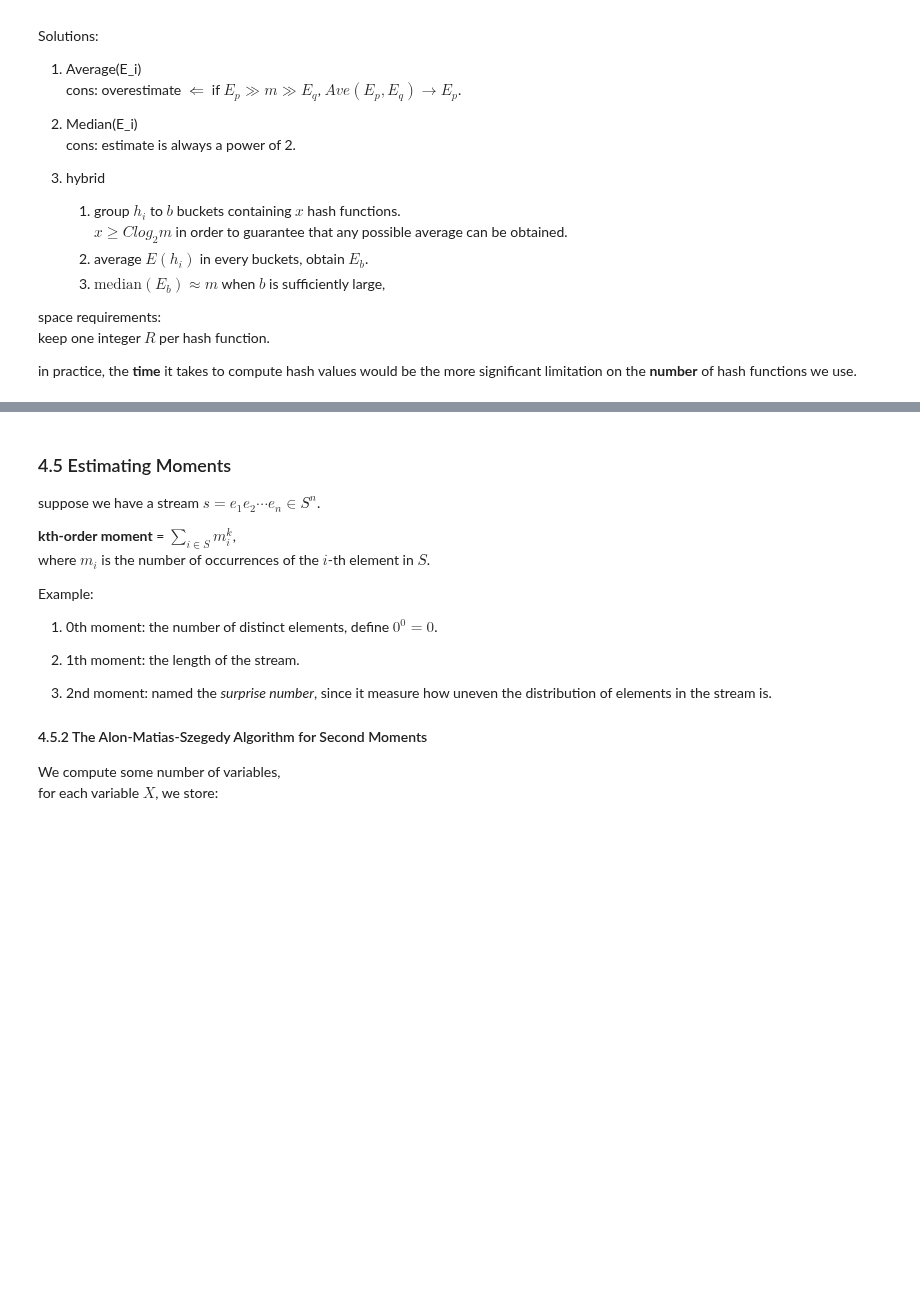
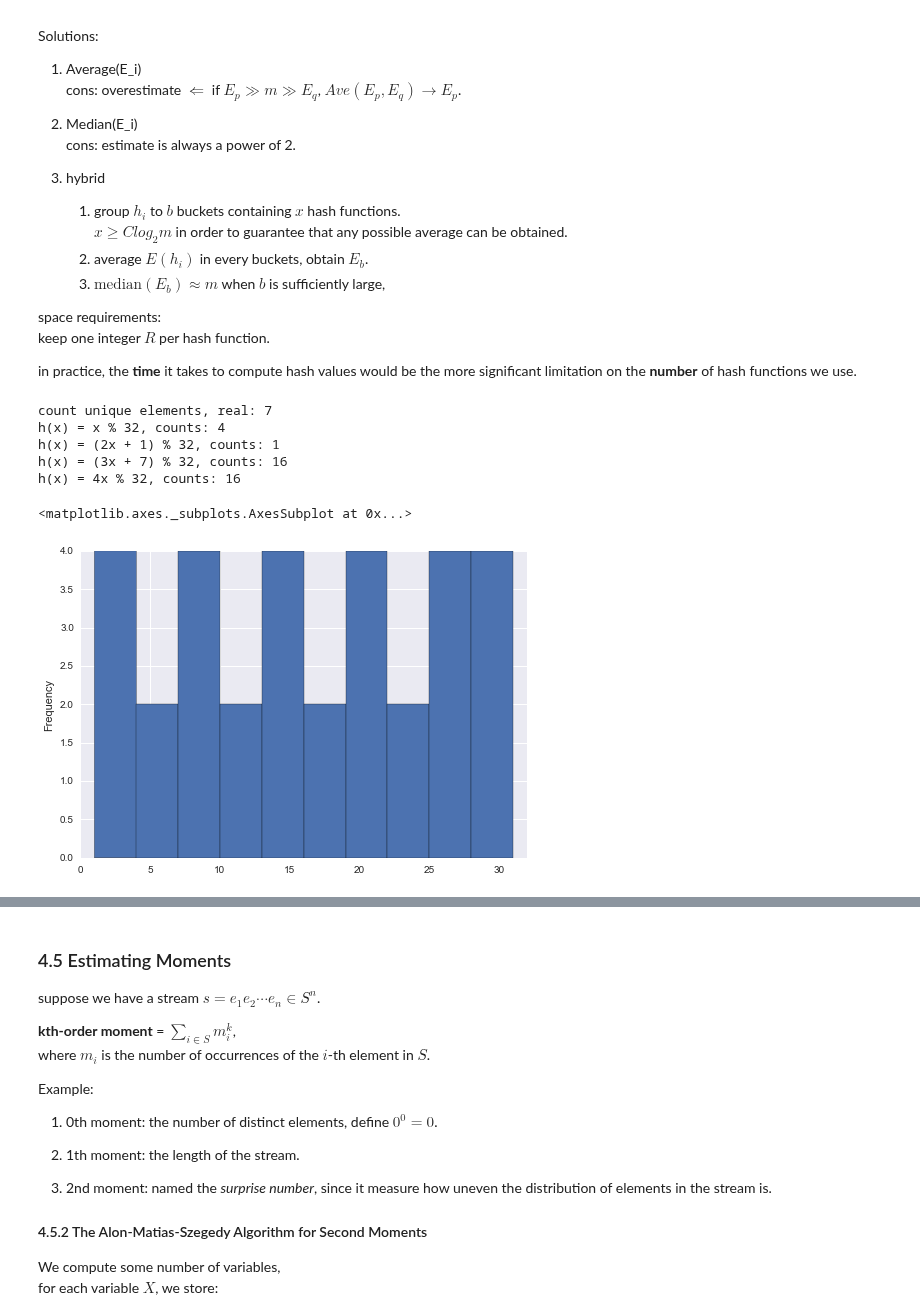
Before and after one commit to facaiy/book_notes, a Jupyter notebook: Mining_of_Massive_Datasets/Mining_Data_Streams/note.ipynb, the cells around one changed output, grey strips where cells are left out. Cells and saved outputs as stored; diff of their text form; code cells hidden in the pictures; blank space fills up the shorter version.

```diff
--- a/Mining_of_Massive_Datasets/Mining_Data_Streams/note.ipynb
+++ b/Mining_of_Massive_Datasets/Mining_Data_Streams/note.ipynb
@@ -217,3 +217,55 @@ space requirements:
 keep one integer $R$ per hash function.
 
 in practice, the **time** it takes to compute hash values would be the more significant limitation on the **number** of hash functions we use.
+# %%
+logger.setLevel('WARN')
+
+# exercise 4.4.1
+
+def Flajolet_Martin_algorithm(stream, hash_func, bits):
+    R = 0
+
+    for e in stream:
+        h = hash_func(e)
+        logger.info('e: {}, h:{}'.format(e, h))
+
+        mask = 1
+
+        for r in range(bits):
+            logger.info('mask: {}'.format(mask))
+            if not (h & mask):
+                mask <<= 1
+            else:
+                break
+
+        logger.info('r: {}, R: {}'.format(r, R))
+
+        if(r > R):
+            R = r
+
+    return 2**R
+
+
+stream = np.array([3, 1, 4, 1, 5, 9, 2, 6, 5], dtype=np.int)
+print('count unique elements, real: {}'.format(len(np.unique(stream))))
+
+print('h(x) = x % 32, counts: {}'.format(Flajolet_Martin_algorithm(stream, lambda x: (x) % 32, 5)))
+print('h(x) = (2x + 1) % 32, counts: {}'.format(Flajolet_Martin_algorithm(stream, lambda x: (2*x + 1) % 32, 5)))
+print('h(x) = (3x + 7) % 32, counts: {}'.format(Flajolet_Martin_algorithm(stream, lambda x: (3*x + 7) % 32, 5)))
+print('h(x) = 4x % 32, counts: {}'.format(Flajolet_Martin_algorithm(stream, lambda x: (4*x + 0) % 32, 5)))
+# %% [output]
+count unique elements, real: 7
+h(x) = x % 32, counts: 4
+h(x) = (2x + 1) % 32, counts: 1
+h(x) = (3x + 7) % 32, counts: 16
+h(x) = 4x % 32, counts: 16
+# %%
+# exercise 4.4.2
+x = range(1, 33)
+
+y = map(lambda x: (2*x + 1) % 32, x)
+df = pd.DataFrame({'y':y})
+df.plot(kind='hist', xlim=(0,32), legend=False)
+# %% [output]
+<matplotlib.axes._subplots.AxesSubplot at 0x...>
+[figure, added]
```
Also changed, not shown: parts of 15 cells of this notebook, 4 other files.
